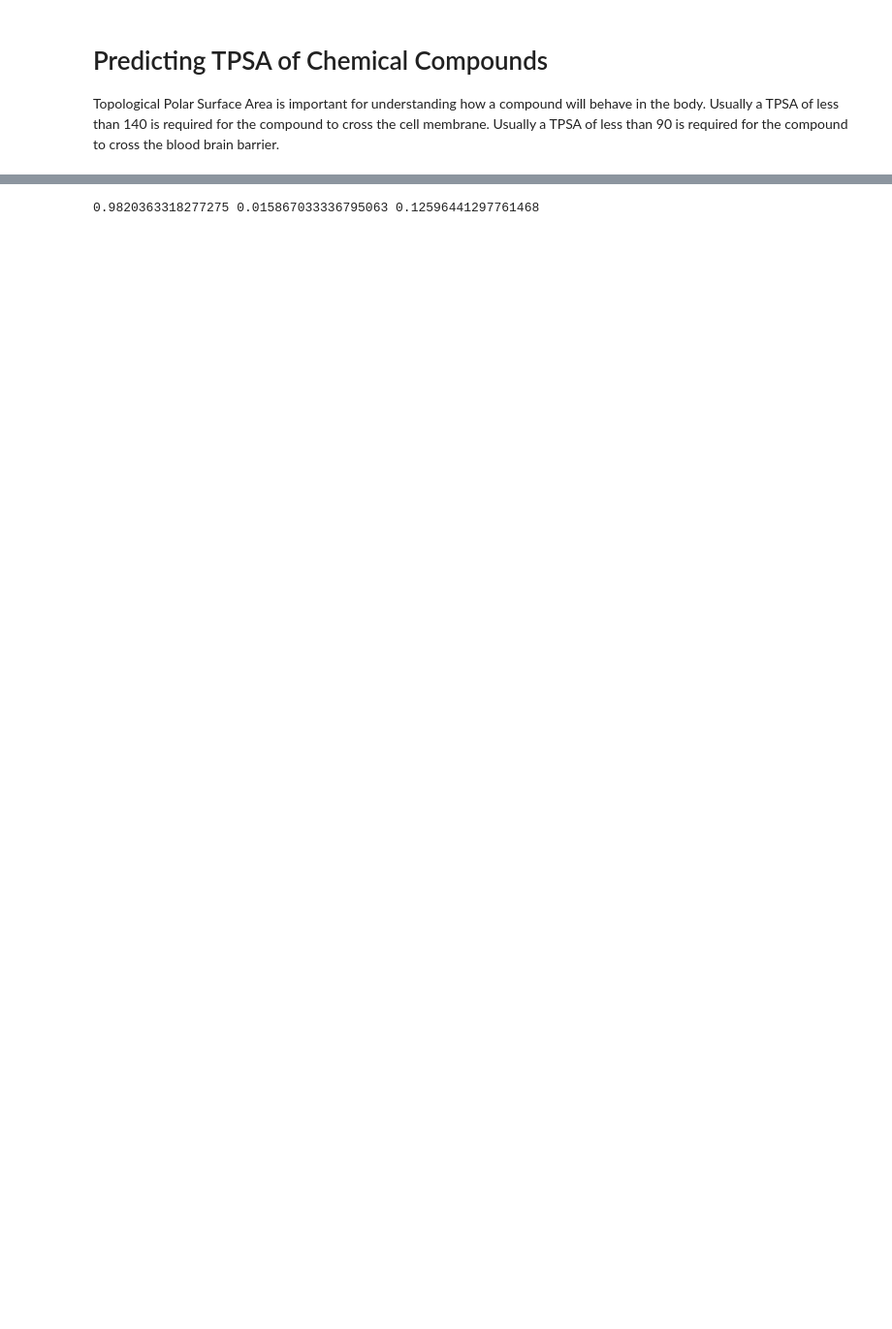
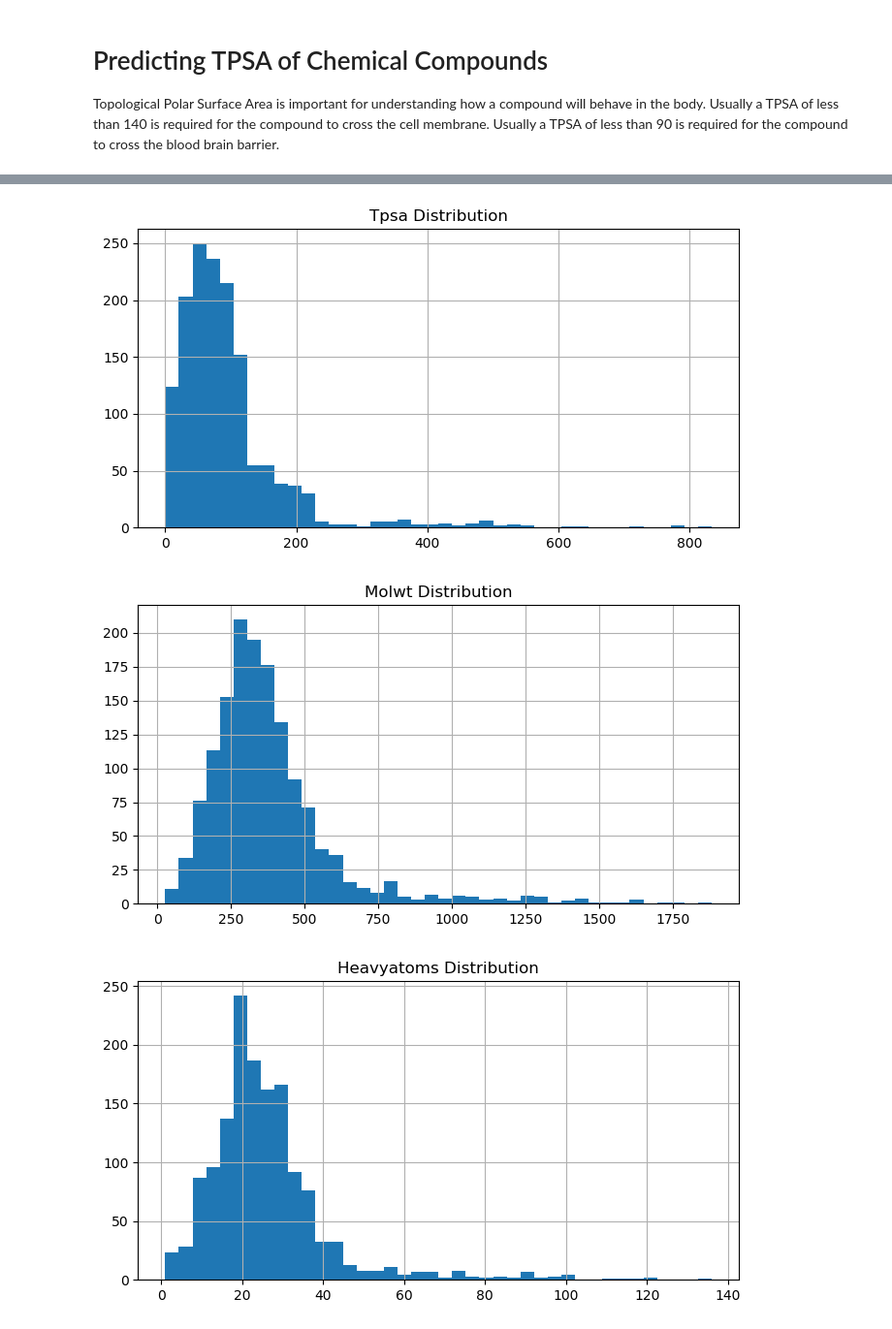
Before and after one commit to dagartga/Chemical_TPSA_Prediction, a Jupyter notebook: src/TPSA_Exploratory_Analysis.ipynb, the cells around one changed output, grey strips where cells are left out. Shown at 97% size. Cells and saved outputs as stored; diff of their text form; code cells hidden in the pictures; blank space fills up the shorter version.

```diff
--- a/src/TPSA_Exploratory_Analysis.ipynb
+++ b/src/TPSA_Exploratory_Analysis.ipynb
@@ -54,4 +96,9 @@ r2 = metrics.r2_score(y_valid, y_preds)
 # %%
-print(r2, mse, rmse)
+for col in hist_cols:
+    chem_df[col].hist(figsize=(8, 4), bins=40, xlabelsize=10, ylabelsize=10)
+    plt.title(f'{col.capitalize()} Distribution')
+    plt.show()
 # %% [output]
-0.9820363318277275 0.015867033336795063 0.12596441297761468
+[figure, added]
+[figure, added]
+[figure, added]
```
Also changed, not shown: parts of 36 cells of this notebook, 2 other files.
